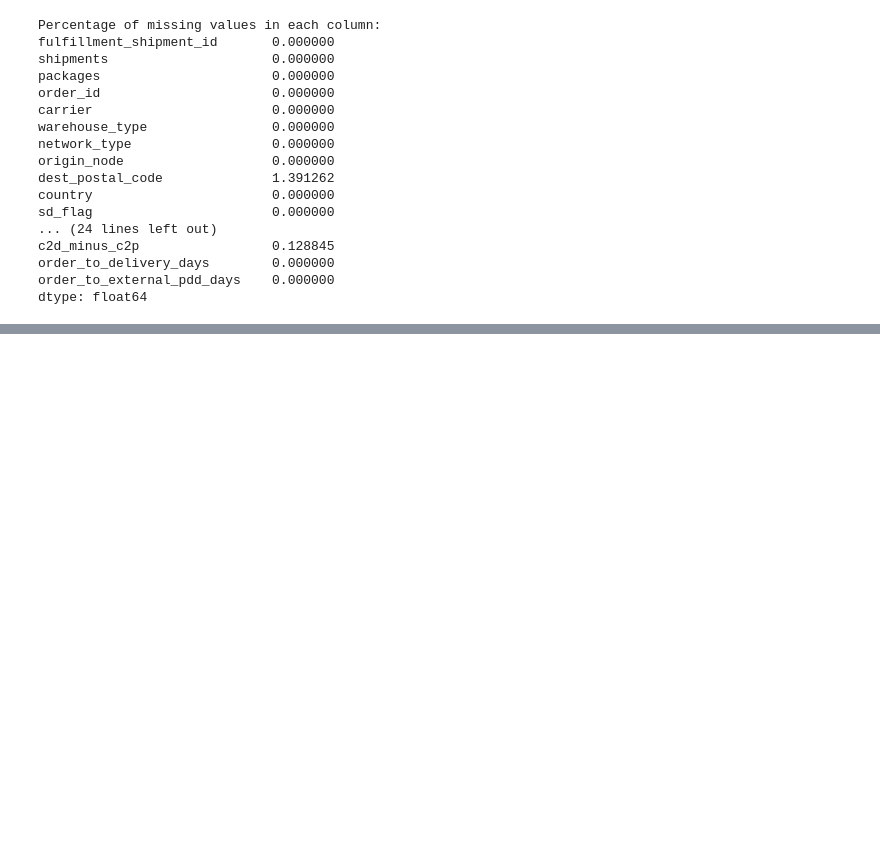
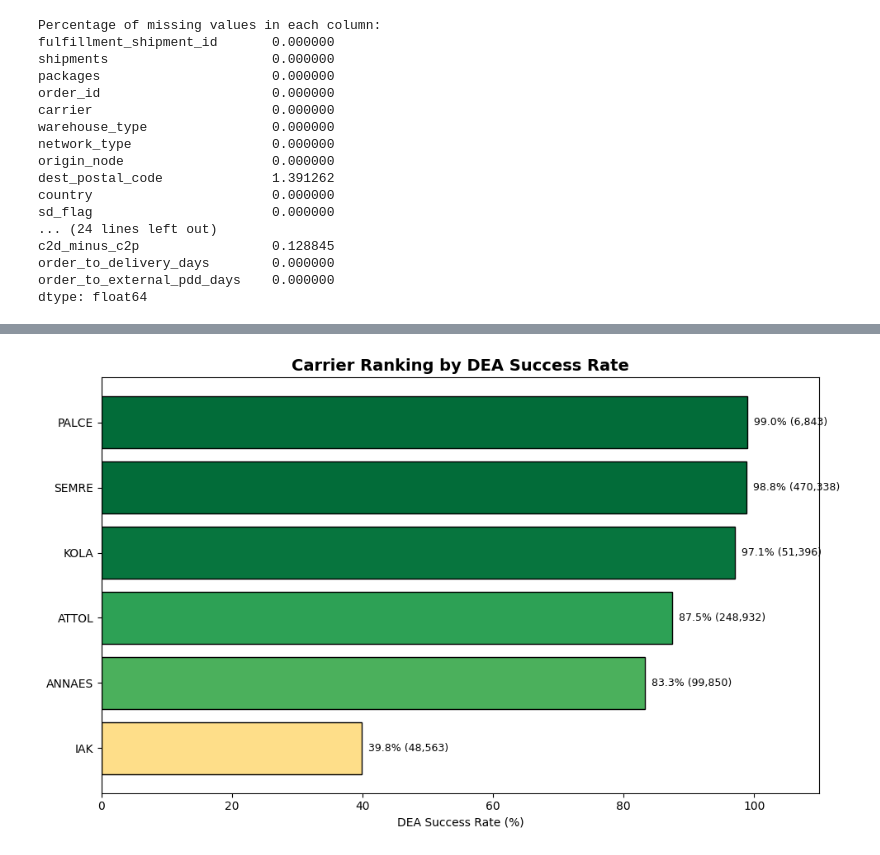
Before and after one commit to BorisIvanov123/supplyChainDataProject, a Jupyter notebook: initial_processing.ipynb, the cells around one changed output, grey strips where cells are left out. Cells and saved outputs as stored; diff of their text form; code cells hidden in the pictures; blank space fills up the shorter version.

```diff
--- a/initial_processing.ipynb
+++ b/initial_processing.ipynb
@@ -333,0 +687,24 @@ df.to_csv("cleaned_logistics_data.csv", index=False)
+# %%
+import pandas as pd
+import matplotlib.pyplot as plt
+
+carrier_stats = df.groupby('carrier').agg(
+    dea_rate=('dea_success', lambda x: (x == 'Y').sum() / len(x) * 100),
+    volume=('shipments', 'sum')
+).reset_index().sort_values('dea_rate', ascending=True)
+
+fig, ax = plt.subplots(figsize=(10, 6))
+colors = plt.cm.RdYlGn(carrier_stats['dea_rate'] / 100)
+bars = ax.barh(carrier_stats['carrier'], carrier_stats['dea_rate'], color=colors, edgecolor='black')
+
+for bar, vol in zip(bars, carrier_stats['volume']):
+    ax.text(bar.get_width() + 1, bar.get_y() + bar.get_height()/2,
+            f'{bar.get_width():.1f}% ({vol:,})', va='center', fontsize=9)
+
+ax.set_xlabel('DEA Success Rate (%)')
+ax.set_title('Carrier Ranking by DEA Success Rate', fontsize=14, fontweight='bold')
+ax.set_xlim(0, 110)
+plt.tight_layout()
+plt.show()
+# %% [output]
+[figure, added]
```
Also changed, not shown: parts of 32 cells of this notebook, 1 other file.
